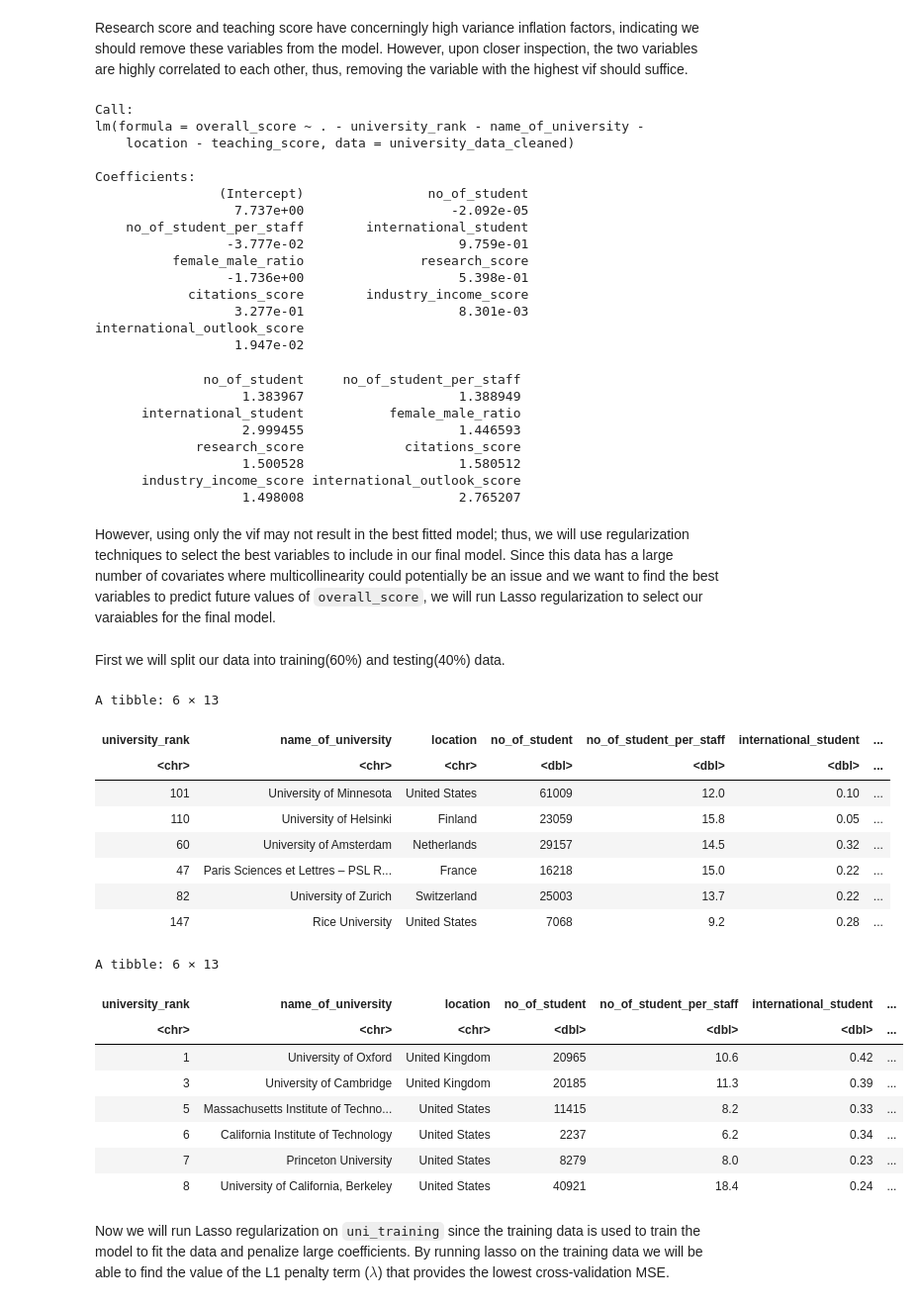
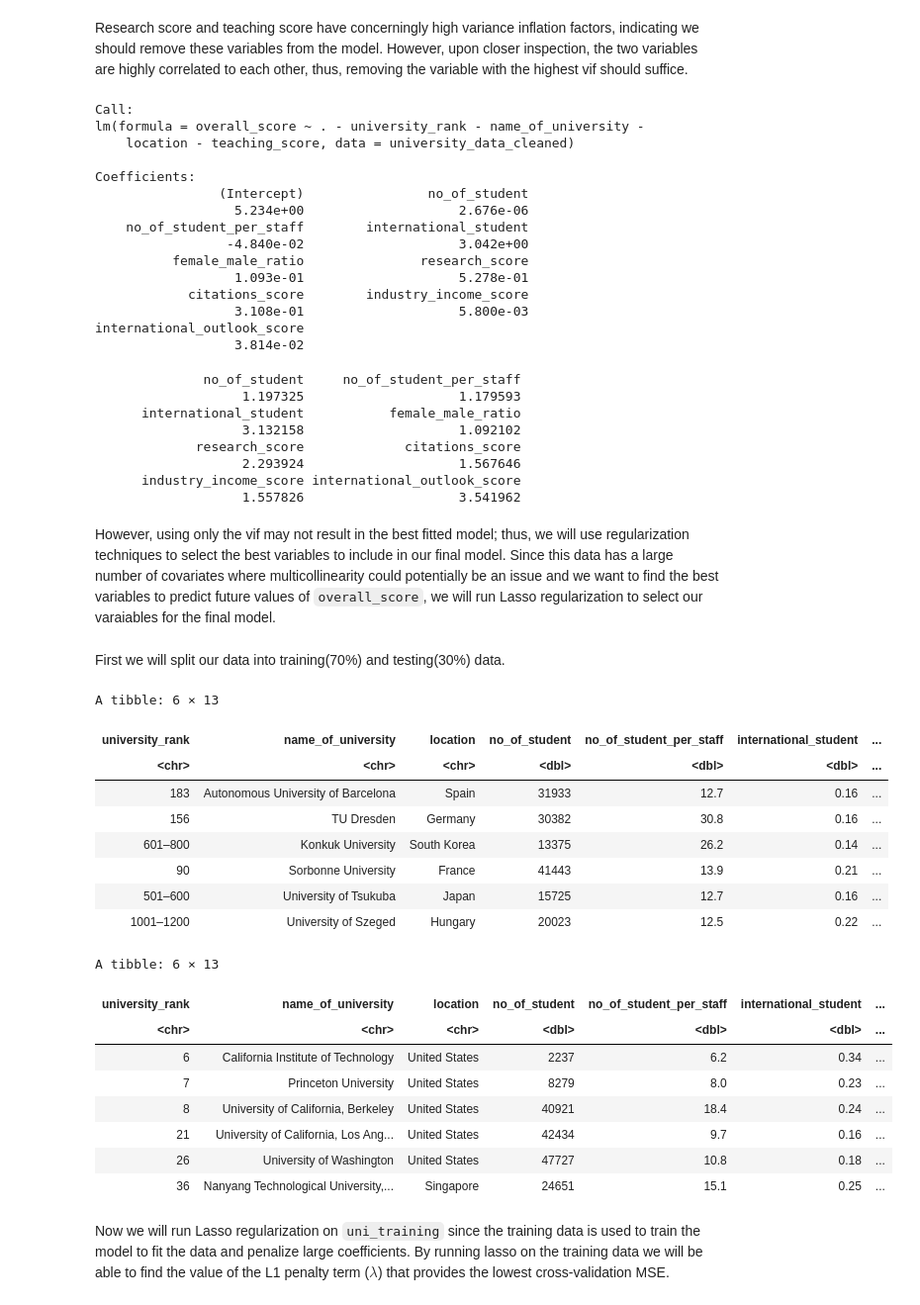
Before and after one commit to ayushtvora/stat-301-group-project, a Jupyter notebook: group_project_report.ipynb, the cells around one changed output. Shown at 99% size. Cells and saved outputs as stored; diff of their text form; code cells hidden in the pictures.

```diff
--- a/group_project_report.ipynb
+++ b/group_project_report.ipynb
@@ -52,10 +52,14 @@ colnames(university_data) <- c("university_rank", "name_of_university", "locatio
                                "citations_score","industry_income_score", "international_outlook_score")
 head(university_data)
 
+# changing columns with strings into numerical data
+
 university_data_cleaned <- university_data |>
 mutate(international_student = as.numeric(gsub("%", "", international_student)) / 100,
       female_male_ratio = as.numeric(sub(":.*", "", female_male_ratio))/as.numeric(sub(".*:", "", female_male_ratio)),
-      overall_score = as.numeric(overall_score),
+      overall_score = ifelse(grepl("–", overall_score),
+                      rowMeans(apply(do.call(rbind, strsplit(gsub("–", "-", overall_score), "-")), 2, as.numeric), na.rm = TRUE),
+                      as.numeric(overall_score)), #coded with help from hyperskill.org, stackoverflow, chatgpt
       teaching_score = as.numeric(teaching_score),
       research_score = as.numeric(research_score),
       citations_score = as.numeric(citations_score),
@@ -63,6 +67,13 @@ mutate(international_student = as.numeric(gsub("%", "", international_student))
       international_outlook_score = as.numeric(international_outlook_score)) |>
 drop_na()
 
+#filtering all rows to removw Inf and NaN
+university_data_cleaned <- university_data_cleaned %>%
+  filter_all(all_vars(!is.infinite(.) & !is.nan(.)))
+
+#number of rows
+nrow(university_data_cleaned)
+
 head(university_data_cleaned)
 # %% [output]
 Rows: 2341 Columns: 13
@@ -152,52 +164,52 @@ lm(formula = overall_score ~ . - university_rank - name_of_university -
 
 Coefficients:
                 (Intercept)                no_of_student
-                  7.737e+00                   -2.092e-05
+                  5.234e+00                    2.676e-06
     no_of_student_per_staff        international_student
-                 -3.777e-02                    9.759e-01
+                 -4.840e-02                    3.042e+00
           female_male_ratio               research_score
-                 -1.736e+00                    5.398e-01
+                  1.093e-01                    5.278e-01
             citations_score        industry_income_score
-                  3.277e-01                    8.301e-03
+                  3.108e-01                    5.800e-03
 international_outlook_score
-                  1.947e-02
+                  3.814e-02
               no_of_student     no_of_student_per_staff
-                   1.383967                    1.388949
+                   1.197325                    1.179593
       international_student           female_male_ratio
-                   2.999455                    1.446593
+                   3.132158                    1.092102
              research_score             citations_score
-                   1.500528                    1.580512
+                   2.293924                    1.567646
       industry_income_score international_outlook_score
-                   1.498008                    2.765207
+                   1.557826                    3.541962
 # %% [markdown]
 However, using only the vif may not result in the best fitted model; thus, we will use regularization techniques to select the best variables to include in our final model. Since this data has a large number of covariates where multicollinearity could potentially be an issue and we want to find the best variables to predict future values of `overall_score`, we will run Lasso regularization to select our varaiables for the final model.
 # %% [markdown]
-First we will split our data into training(60%) and testing(40%) data.
+First we will split our data into training(70%) and testing(30%) data.
 # %%
-data_split <- initial_split(university_data_cleaned, prop = 0.6)
+data_split <- initial_split(university_data_cleaned, prop = 0.7)
 uni_training <- training(data_split)
 uni_testing <- testing(data_split)
 head(uni_training)
 head(uni_testing)
 # %% [output]
 A tibble: 6 × 13
 | university_rank | name_of_university | location | no_of_student | no_of_student_per_staff | international_student | ... |
 | <chr> | <chr> | <chr> | <dbl> | <dbl> | <dbl> | ... |
-| 101 | University of Minnesota | United States | 61009 | 12.0 | 0.10 | ... |
-| 110 | University of Helsinki | Finland | 23059 | 15.8 | 0.05 | ... |
-| 60 | University of Amsterdam | Netherlands | 29157 | 14.5 | 0.32 | ... |
-| 47 | Paris Sciences et Lettres – PSL R... | France | 16218 | 15.0 | 0.22 | ... |
-| 82 | University of Zurich | Switzerland | 25003 | 13.7 | 0.22 | ... |
-| 147 | Rice University | United States | 7068 | 9.2 | 0.28 | ... |
+| 183 | Autonomous University of Barcelona | Spain | 31933 | 12.7 | 0.16 | ... |
+| 156 | TU Dresden | Germany | 30382 | 30.8 | 0.16 | ... |
+| 601–800 | Konkuk University | South Korea | 13375 | 26.2 | 0.14 | ... |
+| 90 | Sorbonne University | France | 41443 | 13.9 | 0.21 | ... |
+| 501–600 | University of Tsukuba | Japan | 15725 | 12.7 | 0.16 | ... |
+| 1001–1200 | University of Szeged | Hungary | 20023 | 12.5 | 0.22 | ... |
 A tibble: 6 × 13
 | university_rank | name_of_university | location | no_of_student | no_of_student_per_staff | international_student | ... |
 | <chr> | <chr> | <chr> | <dbl> | <dbl> | <dbl> | ... |
-| 1 | University of Oxford | United Kingdom | 20965 | 10.6 | 0.42 | ... |
-| 3 | University of Cambridge | United Kingdom | 20185 | 11.3 | 0.39 | ... |
-| 5 | Massachusetts Institute of Techno... | United States | 11415 | 8.2 | 0.33 | ... |
 | 6 | California Institute of Technology | United States | 2237 | 6.2 | 0.34 | ... |
 | 7 | Princeton University | United States | 8279 | 8.0 | 0.23 | ... |
 | 8 | University of California, Berkeley | United States | 40921 | 18.4 | 0.24 | ... |
+| 21 | University of California, Los Ang... | United States | 42434 | 9.7 | 0.16 | ... |
+| 26 | University of Washington | United States | 47727 | 10.8 | 0.18 | ... |
+| 36 | Nanyang Technological University,... | Singapore | 24651 | 15.1 | 0.25 | ... |
 # %% [markdown]
 Now we will run Lasso regularization on `uni_training` since the training data is used to train the model to fit the data and penalize large coefficients. By running lasso on the training data we will be able to find the value of the L1 penalty term ($\lambda$) that provides the lowest cross-validation MSE.
 # %%
```
Also changed, not shown: parts of 10 cells of this notebook.
